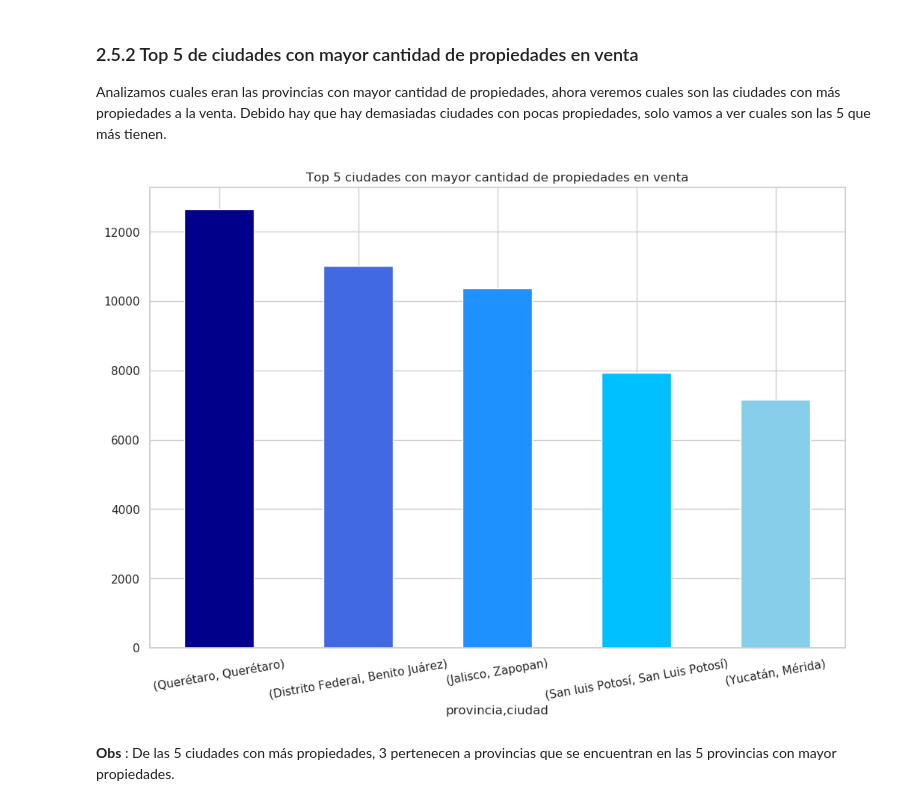
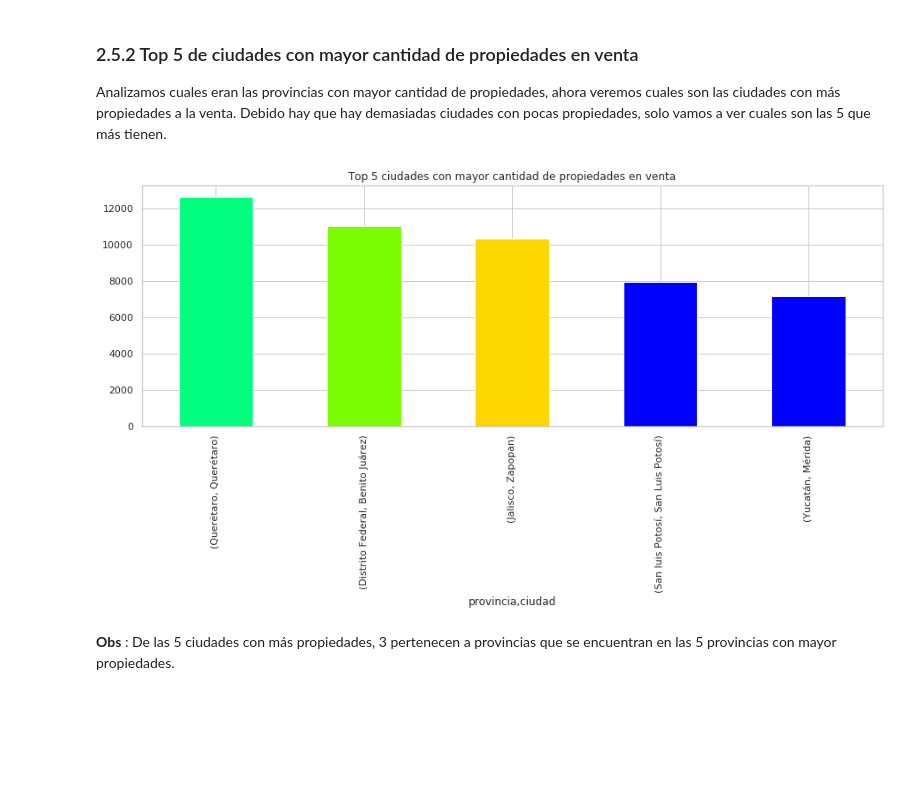
Before and after one commit to tomasSabao/TP1-OrganizacionDeDatos, a Jupyter notebook: TP1.ipynb, the cells around one changed output. Cells and saved outputs as stored; diff of their text form; code cells hidden in the pictures; blank space fills up the shorter version.

```diff
--- a/TP1.ipynb
+++ b/TP1.ipynb
@@ -346,13 +342,12 @@ Observamos que de entre las 5 provincias con más propiedades, entre la primera
 
 Analizamos cuales eran las provincias con mayor cantidad de propiedades, ahora veremos cuales son las ciudades con más propiedades a la venta. Debido hay que hay demasiadas ciudades con pocas propiedades, solo vamos a ver cuales son las 5 que más tienen.
 # %%
-df_ciudades = df.groupby(['provincia','ciudad'])['ciudad'].agg(['size'])
-df_ciudades.columns = ['Propiedades por ciudad']
-
-grafico = grouped['Propiedades por ciudad'].sort_values(ascending = False).head(5).plot(kind="bar",figsize=(12,8), rot=10,title="Top 5 ciudades con mayor cantidad de propiedades en venta",color=['darkblue','royalblue','dodgerblue','deepskyblue','skyblue'])
+grouped = df.groupby(['provincia','ciudad'])['ciudad'].agg(['size'])
+grouped.columns = ['Propiedades por ciudad']
+grafico= grouped['Propiedades por ciudad'].sort_values(ascending = False).head(5).plot(kind="bar",figsize=(15,5), rot=90,title="Top 5 ciudades con mayor cantidad de propiedades en venta",color=['springgreen','lawngreen','gold','blue','blue'])
 plt.show(grafico)
 # %% [output]
-[figure, old version]
+[figure, new version]
 # %% [markdown]
 **Obs** : De las 5 ciudades con más propiedades, 3 pertenecen a provincias que se encuentran en las 5 provincias con mayor propiedades.
 # %% [markdown]
```
Also changed, not shown: parts of 3 cells of this notebook.
